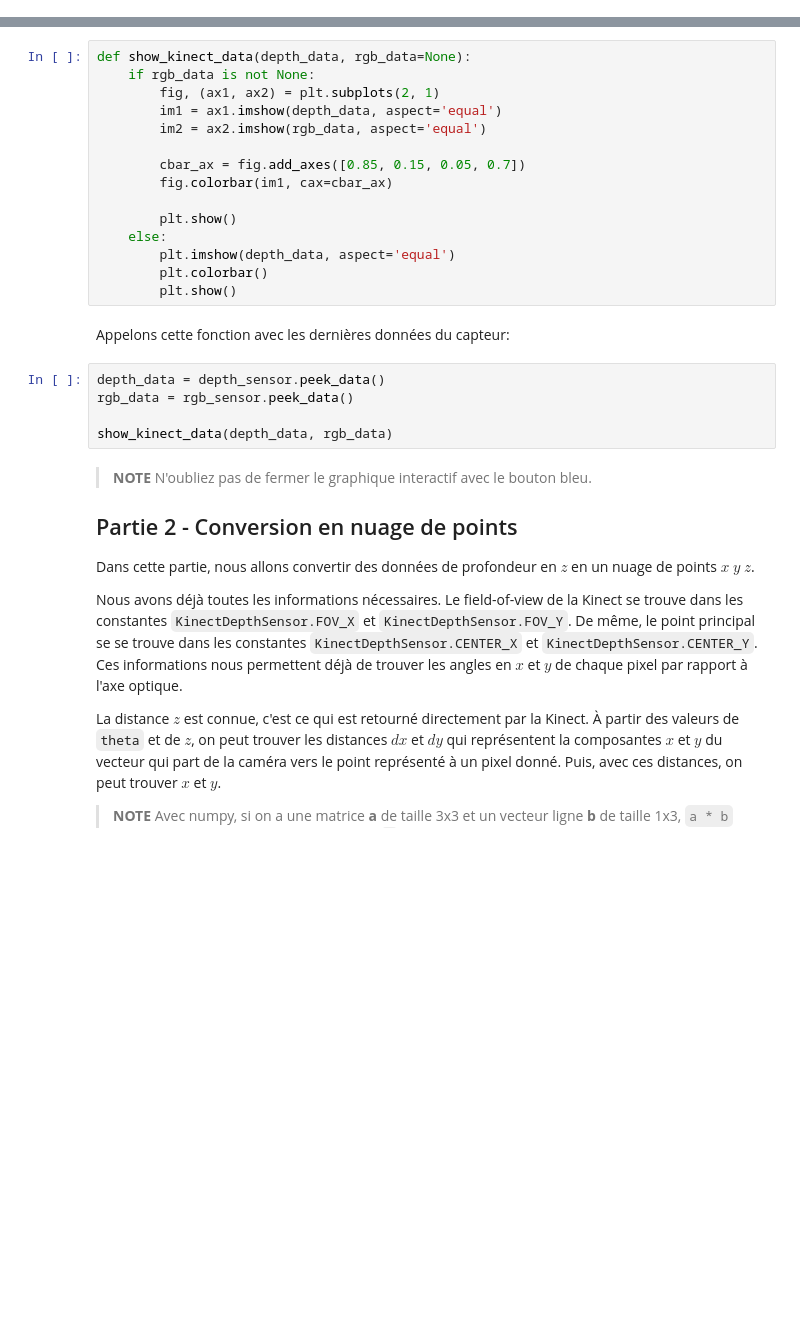
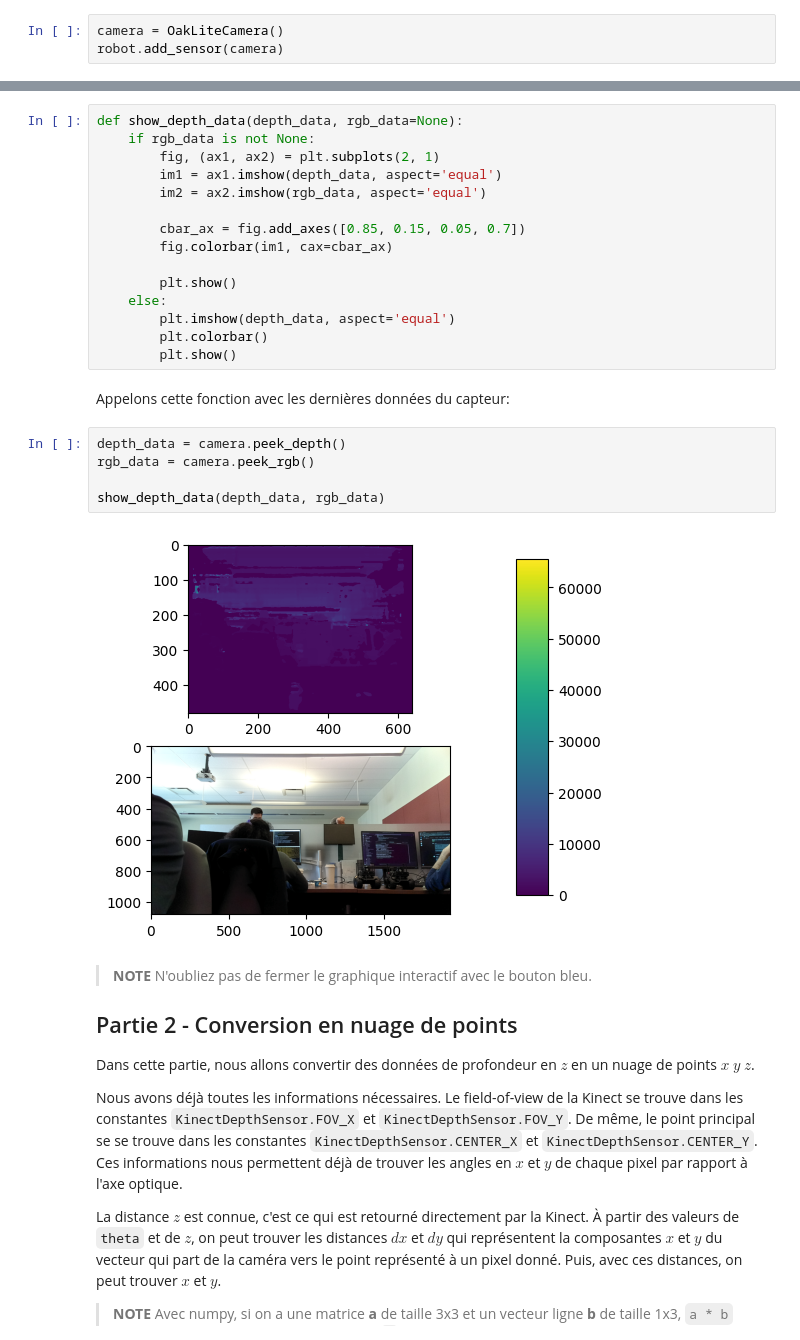
Before and after one commit to norlab-ulaval/glo4001, a Jupyter notebook: Laboratoire 4.ipynb, the cells around one changed output, grey strips where cells are left out. Drawn from its saved outputs; the diff is of its cells as text; blank space fills up the shorter version.

```diff
--- a/Laboratoire 4.ipynb
+++ b/Laboratoire 4.ipynb
@@ -33,0 +32,3 @@ robot.add_sensor(rgb_sensor)
+# %%
+camera = OakLiteCamera()
+robot.add_sensor(camera)
@@ -34,7 +39,7 @@ robot.add_sensor(rgb_sensor)
 # %% [markdown]
 La fonction suivante affiche les données retournées par la Kinect. Dans l'image du haut, la valeur du pixel est directement la distance en mètres. Vous pouvez afficher cette distance en mettant la souris sur le pixel.
 # %%
-def show_kinect_data(depth_data, rgb_data=None):
+def show_depth_data(depth_data, rgb_data=None):
     if rgb_data is not None:
         fig, (ax1, ax2) = plt.subplots(2, 1)
         im1 = ax1.imshow(depth_data, aspect='equal')
@@ -50,11 +55,13 @@ def show_kinect_data(depth_data, rgb_data=None):
         plt.show()
 # %% [markdown]
 Appelons cette fonction avec les dernières données du capteur:
-# %%
-depth_data = depth_sensor.peek_data()
-rgb_data = rgb_sensor.peek_data()
-
-show_kinect_data(depth_data, rgb_data)
+# %%
+depth_data = camera.peek_depth()
+rgb_data = camera.peek_rgb()
+
+show_depth_data(depth_data, rgb_data)
+# %% [output]
+[figure, added]
 # %% [markdown]
 > **NOTE** N'oubliez pas de fermer le graphique interactif avec le bouton bleu.
 
```
Also changed, not shown: parts of 10 cells of this notebook, 7 other files.
